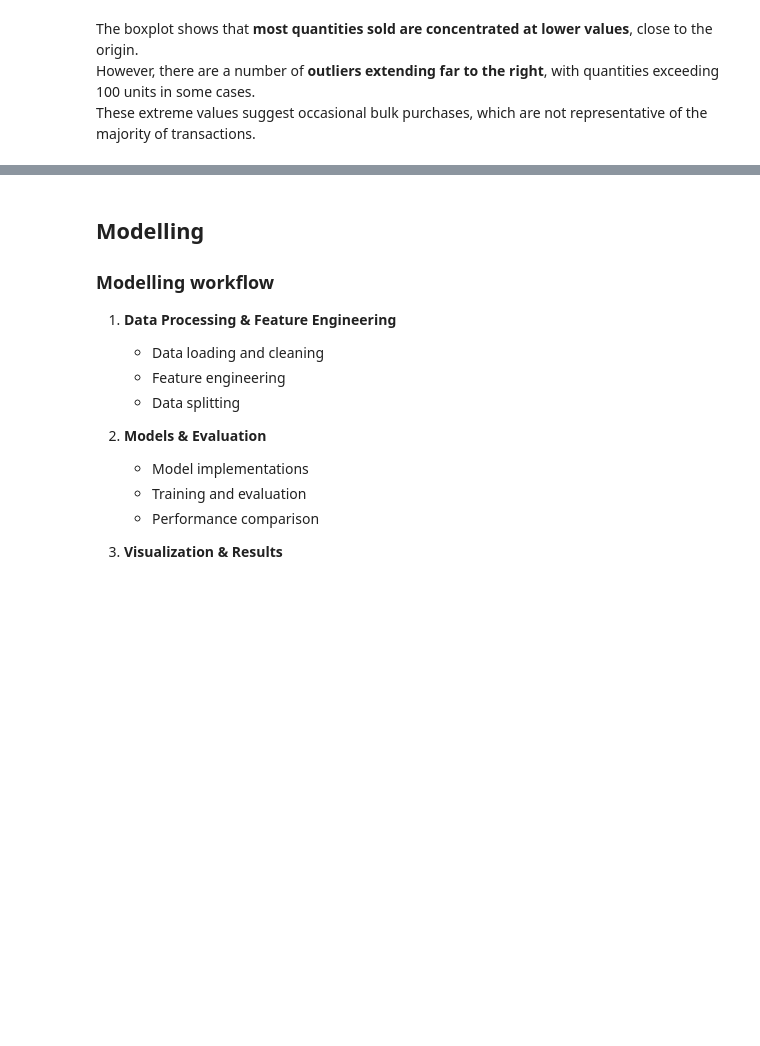
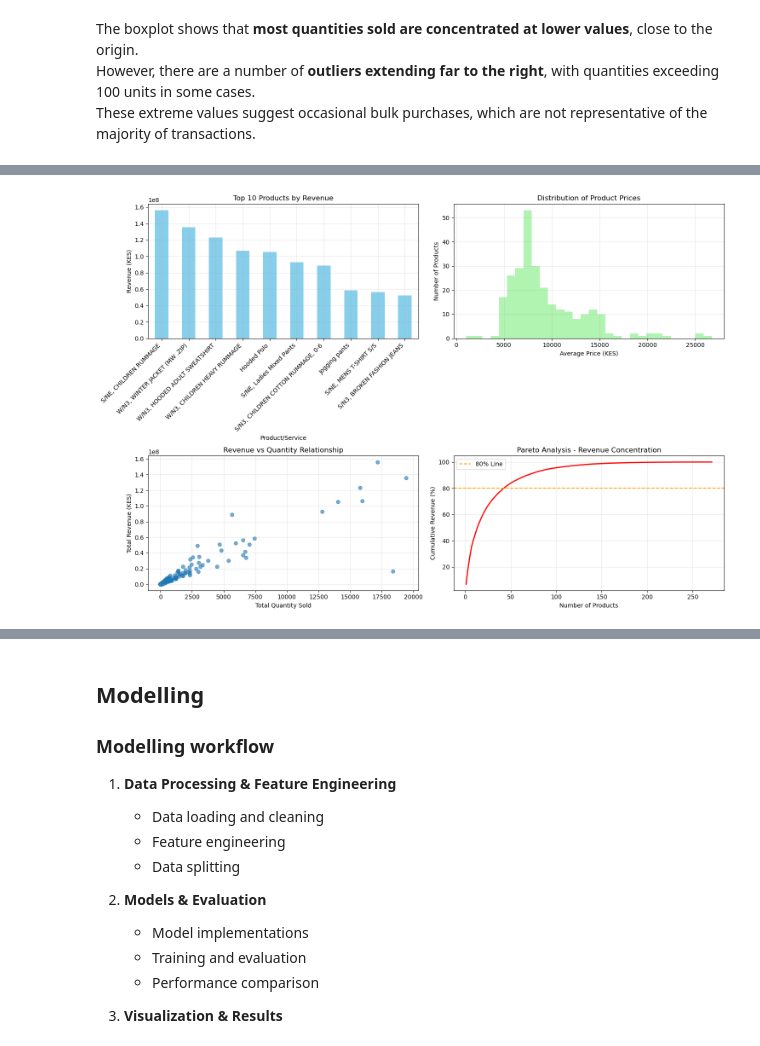
Before and after one commit to Kate-Maina/Group-2-Capstone-Project, a Jupyter notebook: index.ipynb, the cells around one changed output, grey strips where cells are left out. Cells and saved outputs as stored; diff of their text form; code cells hidden in the pictures; blank space fills up the shorter version.

```diff
--- a/index.ipynb
+++ b/index.ipynb
@@ -927,20 +927,3 @@ plt.show()
 The boxplot shows that **most quantities sold are concentrated at lower values**, close to the origin.
 However, there are a number of **outliers extending far to the right**, with quantities exceeding 100 units in some cases.
 These extreme values suggest occasional bulk purchases, which are not representative of the majority of transactions.
-# %%
-# Import required libraries
-import numpy as np
-import pandas as pd
-import matplotlib.pyplot as plt
-from sklearn.metrics import mean_squared_error, mean_absolute_error, r2_score
-from sklearn.model_selection import train_test_split
-import warnings
-warnings.filterwarnings('ignore')
-
-# Configure matplotlib settings
-plt.rcParams['figure.figsize'] = [10, 6]
-plt.rcParams['figure.dpi'] = 100
-plt.rcParams['axes.grid'] = True
-
-# Display all columns in pandas dataframes
-pd.set_option('display.max_columns', None)
@@ -946,0 +964,69 @@ pd.set_option('display.max_columns', None)
+# %%
+print("\n PRODUCT REVENUE ANALYSIS")
+print("="*50)
+
+# Group by product
+product_analysis = cleaned.groupby('Product/Service').agg({
+    'Amount': ['sum', 'count', 'mean'],
+    'Qty': 'sum',
+    'Sales Price': 'mean'
+}).round(2)
+
+product_analysis.columns = ['Total_Revenue', 'Transaction_Count', 'Avg_Revenue', 'Total_Quantity', 'Avg_Price']
+product_analysis = product_analysis.sort_values('Total_Revenue', ascending=False)
+
+# Display top products
+print("TOP 10 PRODUCTS BY REVENUE:")
+print("-" * 80)
+top_10_products = product_analysis.head(10)
+for i, (product, row) in enumerate(top_10_products.iterrows(), 1):
+    print(f"{i:2d}. {product[:40]:40} KES {row['Total_Revenue']:>10,.2f}")
+
+# Revenue concentration
+total_revenue = product_analysis['Total_Revenue'].sum()
+top_5_percentage = (top_10_products.head(5)['Total_Revenue'].sum() / total_revenue) * 100
+print(f"\n REVENUE CONCENTRATION:")
+print(f"Top 5 products contribute: {top_5_percentage:.1f}% of total revenue")
+
+# Visualization
+plt.figure(figsize=(15, 10))
+
+# Top products bar chart
+plt.subplot(2, 2, 1)
+top_10_products['Total_Revenue'].plot(kind='bar', color='skyblue')
+plt.title('Top 10 Products by Revenue')
+plt.ylabel('Revenue (KES)')
+plt.xticks(rotation=45, ha='right')
+plt.grid(True, alpha=0.3)
+
+# Price distribution
+plt.subplot(2, 2, 2)
+plt.hist(product_analysis['Avg_Price'], bins=30, color='lightgreen', alpha=0.7)
+plt.title('Distribution of Product Prices')
+plt.xlabel('Average Price (KES)')
+plt.ylabel('Number of Products')
+plt.grid(True, alpha=0.3)
+
+# Revenue vs Quantity
+plt.subplot(2, 2, 3)
+plt.scatter(product_analysis['Total_Quantity'], product_analysis['Total_Revenue'], alpha=0.6)
+plt.xlabel('Total Quantity Sold')
+plt.ylabel('Total Revenue (KES)')
+plt.title('Revenue vs Quantity Relationship')
+plt.grid(True, alpha=0.3)
+
+# Pareto chart
+sorted_revenue = product_analysis.sort_values('Total_Revenue', ascending=False)
+cumulative_pct = (sorted_revenue['Total_Revenue'].cumsum() / total_revenue * 100)
+plt.subplot(2, 2, 4)
+plt.plot(range(1, len(sorted_revenue)+1), cumulative_pct, color='red', linewidth=2)
+plt.axhline(y=80, color='orange', linestyle='--', label='80% Line')
+plt.xlabel('Number of Products')
+plt.ylabel('Cumulative Revenue (%)')
+plt.title('Pareto Analysis - Revenue Concentration')
+plt.legend()
+plt.grid(True, alpha=0.3)
+
+plt.tight_layout()
+plt.show()
+# %% [output]
@@ -946,0 +1050 @@ pd.set_option('display.max_columns', None)
+[figure, added]
```
Also changed, not shown: parts of 13 cells of this notebook.
